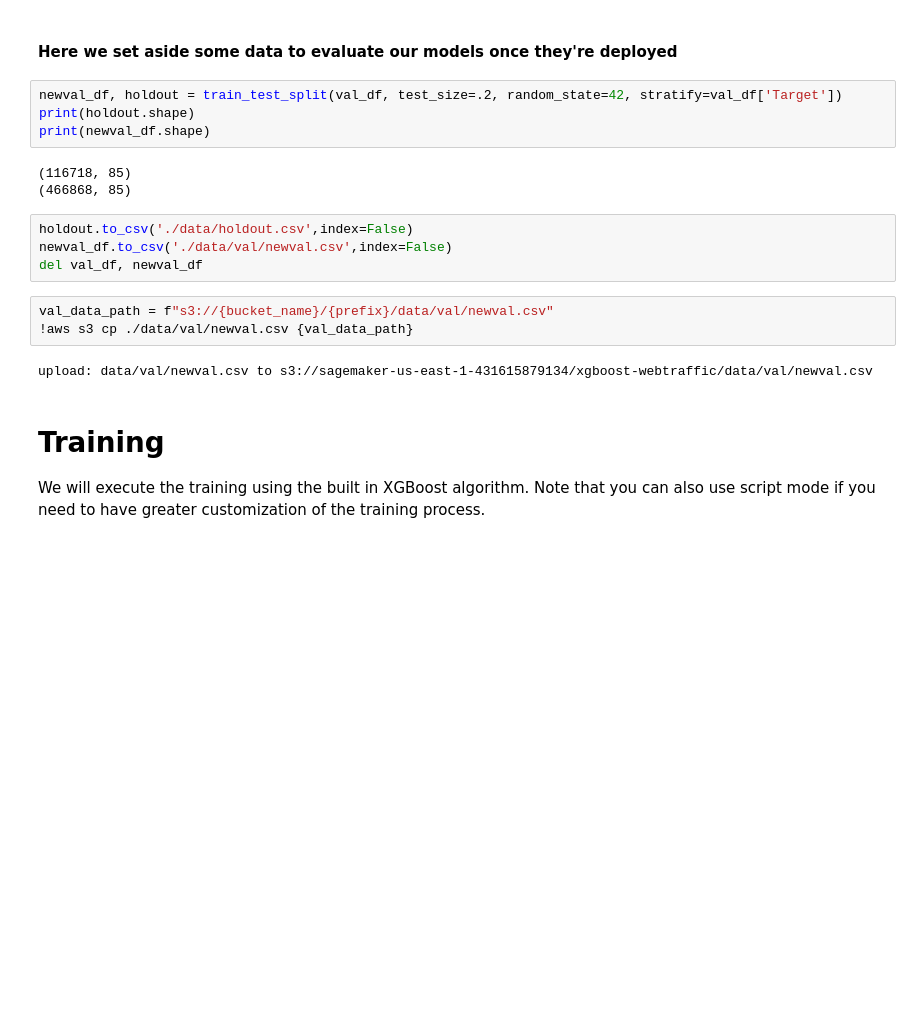
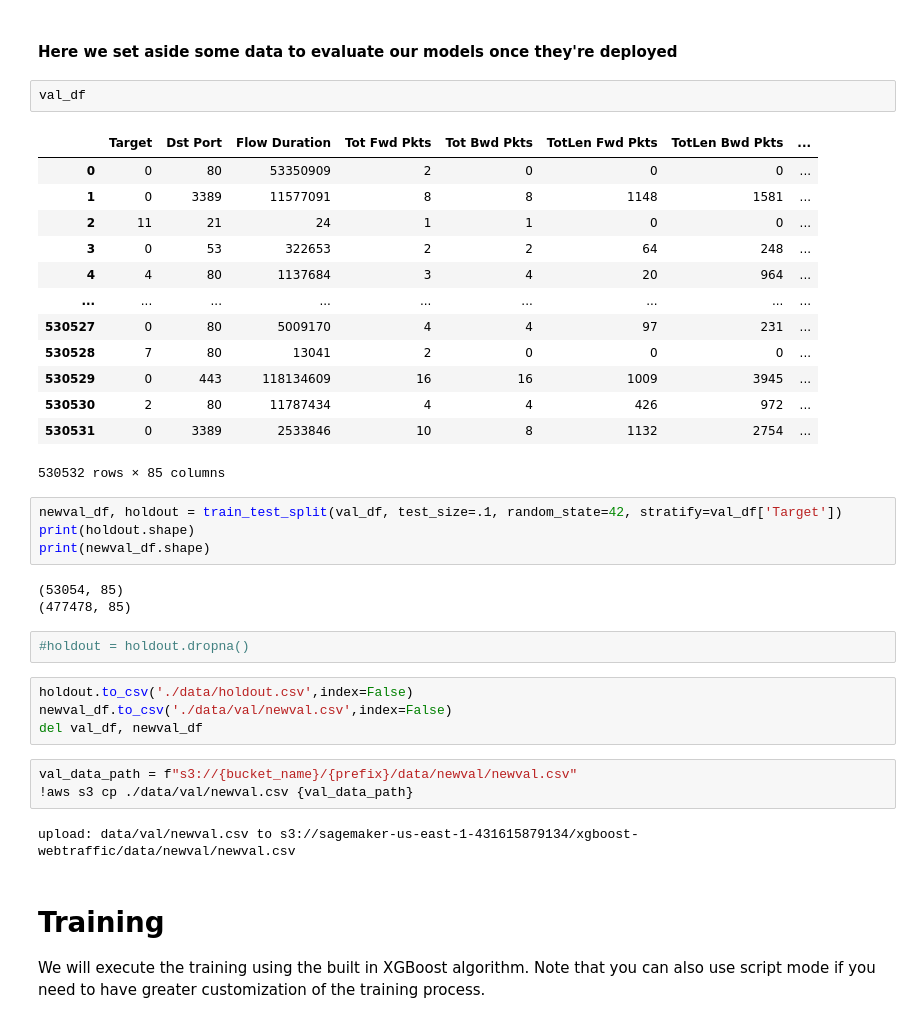
Before and after one commit to sengstacken/labs, a Jupyter notebook: tabular/webtraffic_xgboost/XGBoost-WebTraffic-ShadowTest.ipynb, the cells around one changed output. Saved outputs shown, nothing was run; the diff lists cells and outputs as text; blank space fills up the shorter version.

```diff
--- a/tabular/webtraffic_xgboost/XGBoost-WebTraffic-ShadowTest.ipynb
+++ b/tabular/webtraffic_xgboost/XGBoost-WebTraffic-ShadowTest.ipynb
@@ -221,21 +257,39 @@ Wall time: 6.03 s
 # %% [markdown]
 #### Here we set aside some data to evaluate our models once they're deployed
+# %%
+val_df
+# %% [output]
+|  | Target | Dst Port | Flow Duration | Tot Fwd Pkts | Tot Bwd Pkts | TotLen Fwd Pkts | TotLen Bwd Pkts | ... |
+| 0 | 0 | 80 | 53350909 | 2 | 0 | 0 | 0 | ... |
+| 1 | 0 | 3389 | 11577091 | 8 | 8 | 1148 | 1581 | ... |
+| 2 | 11 | 21 | 24 | 1 | 1 | 0 | 0 | ... |
+| 3 | 0 | 53 | 322653 | 2 | 2 | 64 | 248 | ... |
+| 4 | 4 | 80 | 1137684 | 3 | 4 | 20 | 964 | ... |
+| ... | ... | ... | ... | ... | ... | ... | ... | ... |
+| 530527 | 0 | 80 | 5009170 | 4 | 4 | 97 | 231 | ... |
+| 530528 | 7 | 80 | 13041 | 2 | 0 | 0 | 0 | ... |
+| 530529 | 0 | 443 | 118134609 | 16 | 16 | 1009 | 3945 | ... |
+| 530530 | 2 | 80 | 11787434 | 4 | 4 | 426 | 972 | ... |
+| 530531 | 0 | 3389 | 2533846 | 10 | 8 | 1132 | 2754 | ... |
+530532 rows × 85 columns
 # %%
-newval_df, holdout = train_test_split(val_df, test_size=.2, random_state=42, stratify=val_df['Target'])
+newval_df, holdout = train_test_split(val_df, test_size=.1, random_state=42, stratify=val_df['Target'])
 print(holdout.shape)
 print(newval_df.shape)
 # %% [output]
-(116718, 85)
-(466868, 85)
+(53054, 85)
+(477478, 85)
+# %%
+#holdout = holdout.dropna()
 # %%
 holdout.to_csv('./data/holdout.csv',index=False)
 newval_df.to_csv('./data/val/newval.csv',index=False)
 del val_df, newval_df
 # %%
-val_data_path = f"s3://{bucket_name}/{prefix}/data/val/newval.csv"
+val_data_path = f"s3://{bucket_name}/{prefix}/data/newval/newval.csv"
 !aws s3 cp ./data/val/newval.csv {val_data_path}
 # %% [output]
-upload: data/val/newval.csv to s3://sagemaker-us-east-1-431615879134/xgboost-webtraffic/data/val/newval.csv
+upload: data/val/newval.csv to s3://sagemaker-us-east-1-431615879134/xgboost-webtraffic/data/newval/newval.csv
 # %% [markdown]
 <a id='basic_training'></a>
 # Training
```
Also changed, not shown: parts of 41 cells of this notebook, 3 other files.
